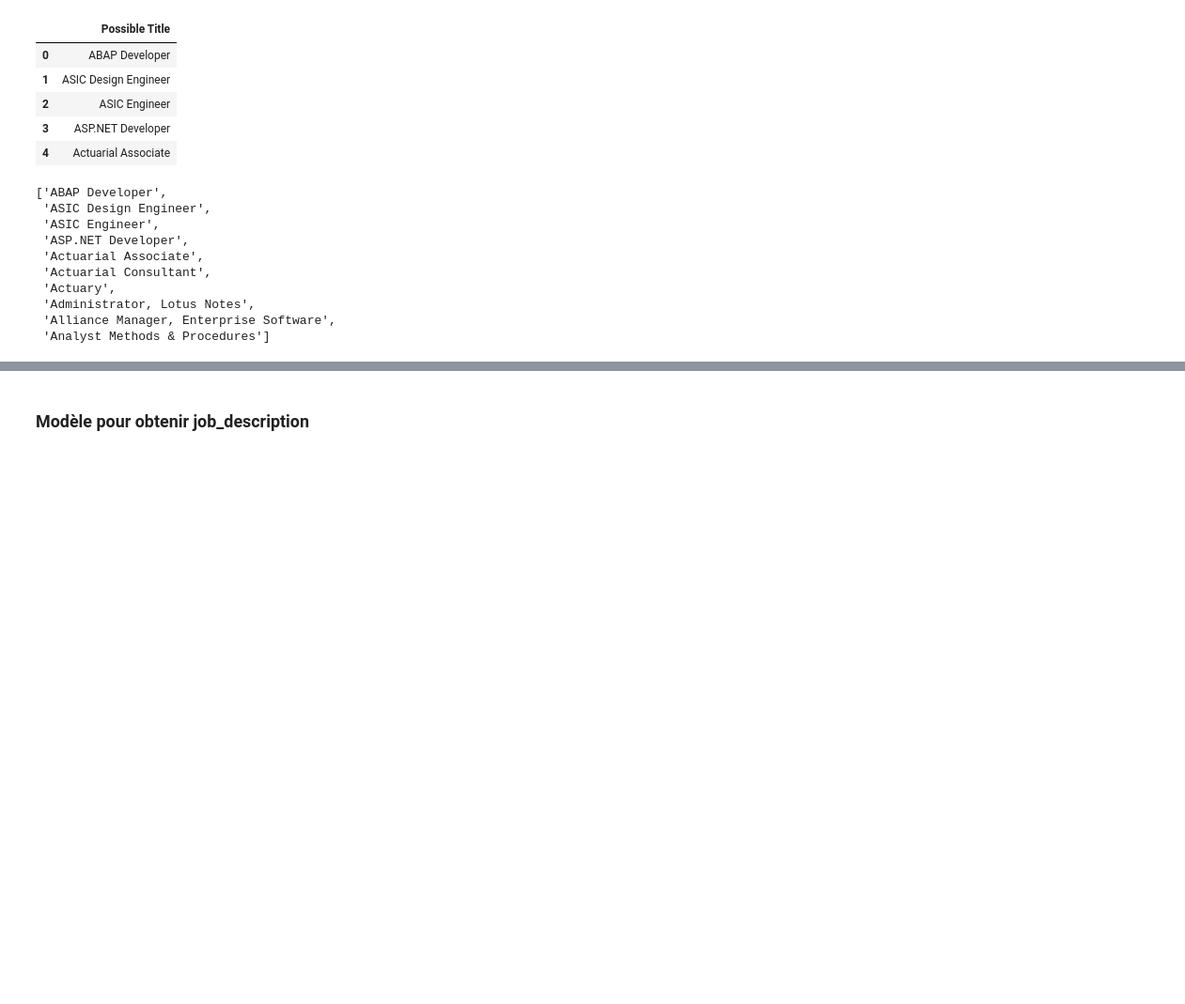
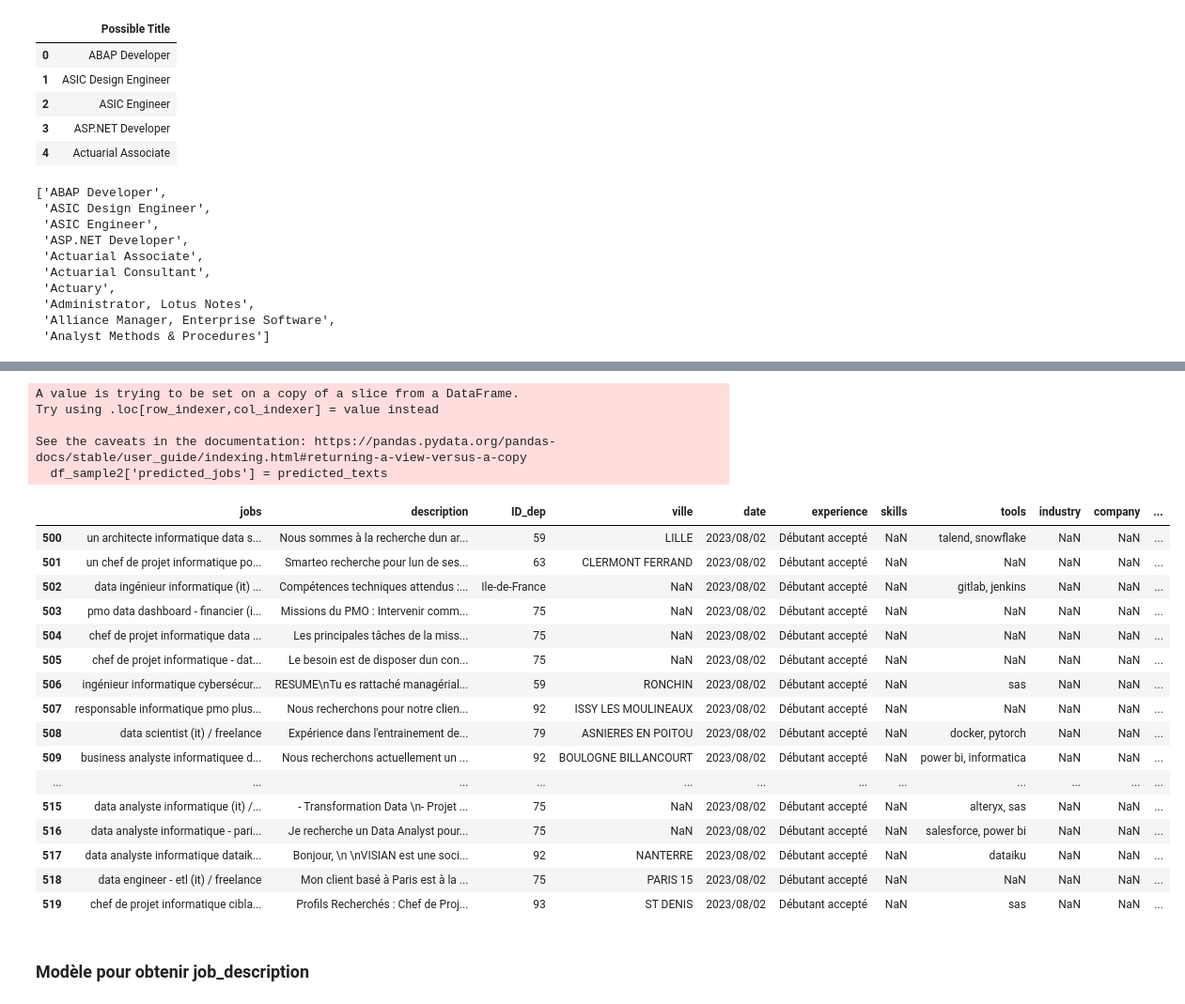
Before and after one commit to IISELII/JobFinder, a Jupyter notebook: models/findjobdescription.ipynb, the cells around one changed output, grey strips where cells are left out. Shown at 94% size. Drawn from its saved outputs; the diff is of its cells as text; code cells hidden in the pictures; blank space fills up the shorter version.

```diff
--- a/models/findjobdescription.ipynb
+++ b/models/findjobdescription.ipynb
@@ -93,0 +325,22 @@ cleaned_jobs[:100]
+# %%
+from transformers import TFBertModel
+from tensorflow.keras.preprocessing.text import tokenizer_from_json
+loaded_model = load_model('../API/modele_job.h5', custom_objects={'TFBertModel': TFBertModel})
+
+# Charger le tokenizer plus tard
+with open('../API/tokenizer_job.pickle', 'rb') as handle:
+    loaded_tokenizer = pickle.load(handle)
+
+with open('../API/tokenizer_job_keras.json', 'r', encoding='utf-8') as f:
+    data = f.read()
+    loaded_tokenizer_keras = tokenizer_from_json(data)
+
+# Charger le tokenizer BERT plus tard
+loaded_bert_tokenizer = BertTokenizer.from_pretrained('../API/bert_tokenizer_directory/')
+
+# Charger le tokenizer BERT à partir du vocabulaire
+loaded_bert_tokenizer = BertTokenizer(vocab_file='../API/bert_vocab.json')
+# %%
+df_sample2 = df.iloc[500:1000]
+df_sample2['jobs'] = df_sample2['jobs'].str.lower().str.replace('[^a-z\s]', '')
+input_tokens = bert_tokenizer.batch_encode_plus(df_sample2['jobs'].tolist(), padding=True, return_tensors="tf", truncation=True, max_length=50)
@@ -93,0 +353,10 @@ cleaned_jobs[:100]
+# %%
+predictions = loaded_model.predict(input_tokens['input_ids'])
+
+predicted_sequences = np.argmax(predictions, axis=-1)  # sélectionnez l'indice du token le plus probable à chaque position
+
+# Convertissez ces indices en mots
+predicted_texts = []
+for sequence in predicted_sequences:
+    text = ' '.join([loaded_tokenizer_keras.index_word.get(idx, '') for idx in sequence if idx != 0])  # 0 est généralement l'indice pour le padding, donc nous le sautons
+    predicted_texts.append(text)
@@ -94,3 +365,29 @@ cleaned_jobs[:100]
+# %%
+df_sample2['predicted_jobs'] = predicted_texts
+df_sample2.head(20)
+# %% [output]
+A value is trying to be set on a copy of a slice from a DataFrame.
+Try using .loc[row_indexer,col_indexer] = value instead
+
+See the caveats in the documentation: https://pandas.pydata.org/pandas-docs/stable/user_guide/indexing.html#returning-a-view-versus-a-copy
+  df_sample2['predicted_jobs'] = predicted_texts
+|  | jobs | description | ID_dep | ville | date | experience | skills | tools | industry | company | ... |
+| 500 | un architecte informatique data s... | Nous sommes à la recherche dun ar... | 59 | LILLE | 2023/08/02 | Débutant accepté | NaN | talend, snowflake | NaN | NaN | ... |
+| 501 | un chef de projet informatique po... | Smarteo recherche pour lun de ses... | 63 | CLERMONT FERRAND | 2023/08/02 | Débutant accepté | NaN | NaN | NaN | NaN | ... |
+| 502 | data ingénieur informatique (it) ... | Compétences techniques attendus :... | Ile-de-France | NaN | 2023/08/02 | Débutant accepté | NaN | gitlab, jenkins | NaN | NaN | ... |
+| 503 | pmo data dashboard - financier (i... | Missions du PMO : Intervenir comm... | 75 | NaN | 2023/08/02 | Débutant accepté | NaN | NaN | NaN | NaN | ... |
+| 504 | chef de projet informatique data ... | Les principales tâches de la miss... | 75 | NaN | 2023/08/02 | Débutant accepté | NaN | NaN | NaN | NaN | ... |
+| 505 | chef de projet informatique - dat... | Le besoin est de disposer dun con... | 75 | NaN | 2023/08/02 | Débutant accepté | NaN | NaN | NaN | NaN | ... |
+| 506 | ingénieur informatique cybersécur... | RESUME\nTu es rattaché managérial... | 59 | RONCHIN | 2023/08/02 | Débutant accepté | NaN | sas | NaN | NaN | ... |
+| 507 | responsable informatique pmo plus... | Nous recherchons pour notre clien... | 92 | ISSY LES MOULINEAUX | 2023/08/02 | Débutant accepté | NaN | NaN | NaN | NaN | ... |
+| 508 | data scientist (it) / freelance | Expérience dans l'entrainement de... | 79 | ASNIERES EN POITOU | 2023/08/02 | Débutant accepté | NaN | docker, pytorch | NaN | NaN | ... |
+| 509 | business analyste informatiquee d... | Nous recherchons actuellement un ... | 92 | BOULOGNE BILLANCOURT | 2023/08/02 | Débutant accepté | NaN | power bi, informatica | NaN | NaN | ... |
+| ... | ... | ... | ... | ... | ... | ... | ... | ... | ... | ... | ... |
+| 515 | data analyste informatique (it) /... | - Transformation Data \n- Projet ... | 75 | NaN | 2023/08/02 | Débutant accepté | NaN | alteryx, sas | NaN | NaN | ... |
+| 516 | data analyste informatique - pari... | Je recherche un Data Analyst pour... | 75 | NaN | 2023/08/02 | Débutant accepté | NaN | salesforce, power bi | NaN | NaN | ... |
+| 517 | data analyste informatique dataik... | Bonjour, \n \nVISIAN est une soci... | 92 | NANTERRE | 2023/08/02 | Débutant accepté | NaN | dataiku | NaN | NaN | ... |
+| 518 | data engineer - etl (it) / freelance | Mon client basé à Paris est à la ... | 75 | PARIS 15 | 2023/08/02 | Débutant accepté | NaN | NaN | NaN | NaN | ... |
+| 519 | chef de projet informatique cibla... | Profils Recherchés : Chef de Proj... | 93 | ST DENIS | 2023/08/02 | Débutant accepté | NaN | sas | NaN | NaN | ... |
 # %% [markdown]
 ### Modèle pour obtenir job_description
 # %% [markdown]
```
Also changed, not shown: parts of 24 cells of this notebook, 17 other files.
